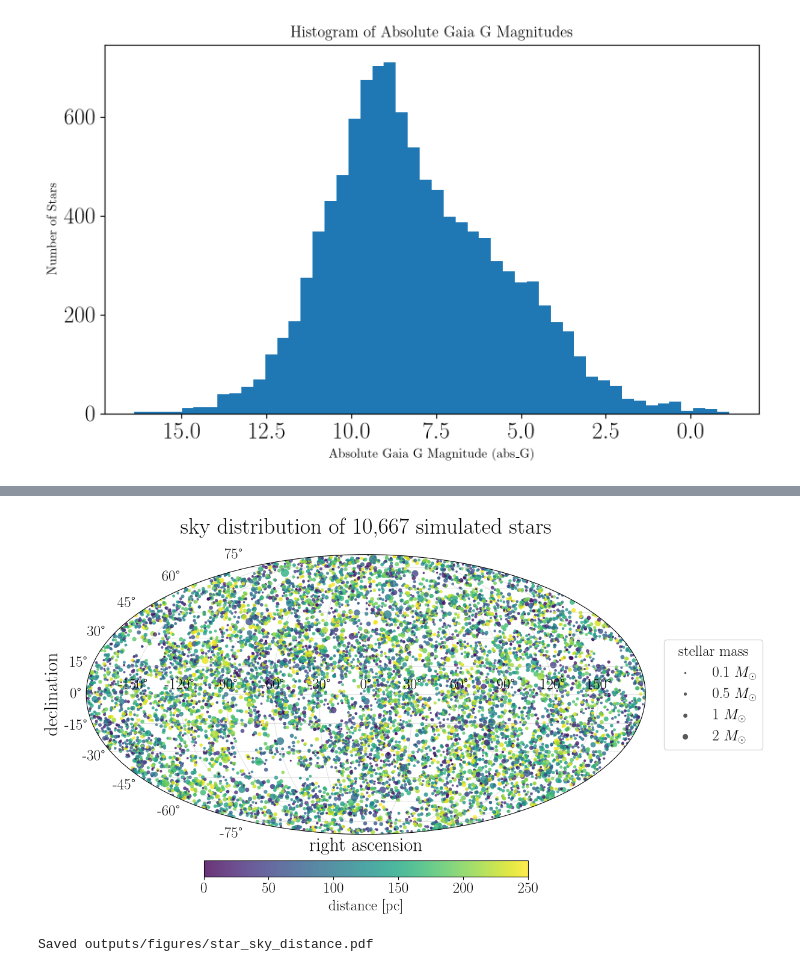
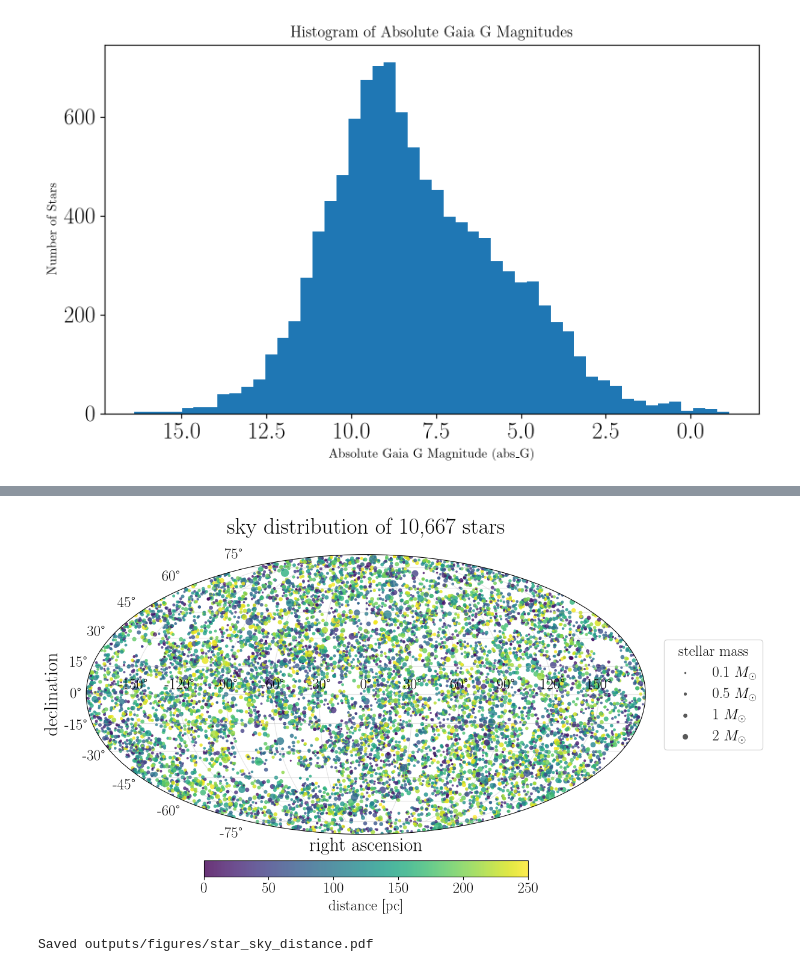
Before and after one commit to adrn/epochalypse, a Jupyter notebook: load_stars.ipynb, the cells around one changed output, grey strips where cells are left out. Drawn from its saved outputs; the diff is of its cells as text; code cells hidden in the pictures.

```diff
--- a/load_stars.ipynb
+++ b/load_stars.ipynb
@@ -13,7 +13,7 @@ from scipy.interpolate import interp1d
 
 def add_mass_radius_from_pecaut(
     sample_sources_df,
-    pecaut_path="./pecaut_mamjek.txt",
+    pecaut_path="./pecaut_mamajek.txt",
     parallax_col="parallax",
     gmag_col="phot_g_mean_mag_dr3",
     source_id_col="gaia_source_id",
@@ -118,7 +118,7 @@ def add_mass_radius_from_pecaut(
 import pyarrow as pa
 import pyarrow.ipc as ipc
 
-with pa.memory_map("./will_simulated_stars/G23H_sample_subset.arrow", "r") as source:
+with pa.memory_map("G23H_stars_sample_subset.arrow", "r") as source:
     sample_sources = ipc.open_file(source).read_all()
 
 
@@ -269,33 +284,33 @@ points = ax.scatter(
     rasterized=True,
 )
 ax.grid(True, alpha=0.35)
 ax.set_xlabel("right ascension", fontsize=23)
 ax.set_ylabel("declination", fontsize=23)
 ax.set_title(
-    rf"sky distribution of {len(sky):,} simulated stars",
+    rf"sky distribution of {len(sky):,} stars",
     pad=25, fontsize=27
 )
 
 legend_masses = [0.1, 0.5, 1.0, 2.0]
 legend_handles = [
     ax.scatter(
         [], [], s=mass_to_marker_area(mass), color="0.35",
         linewidths=0, label=rf"{mass:g} $M_\odot$",
     )
     for mass in legend_masses
 ]
 ax.legend(
     handles=legend_handles, title="stellar mass", loc="center left",
     bbox_to_anchor=(1.02, 0.5), frameon=True, fontsize=18, title_fontsize=18,
 )
 colorbar = fig.colorbar(points, ax=ax, orientation="horizontal", pad=0.08, fraction=0.05)
 colorbar.set_label("distance [pc]", fontsize=18)
 
 figure_path = Path("outputs/figures/star_sky_distance.pdf")
 figure_path.parent.mkdir(parents=True, exist_ok=True)
 fig.savefig(figure_path, bbox_inches="tight")
 plt.show()
 print(f"Saved {figure_path}")
 # %% [output]
-[figure, old version]
+[figure, new version]
 Saved outputs/figures/star_sky_distance.pdf
```
Also changed, not shown: parts of 4 cells of this notebook, 2 other files.
